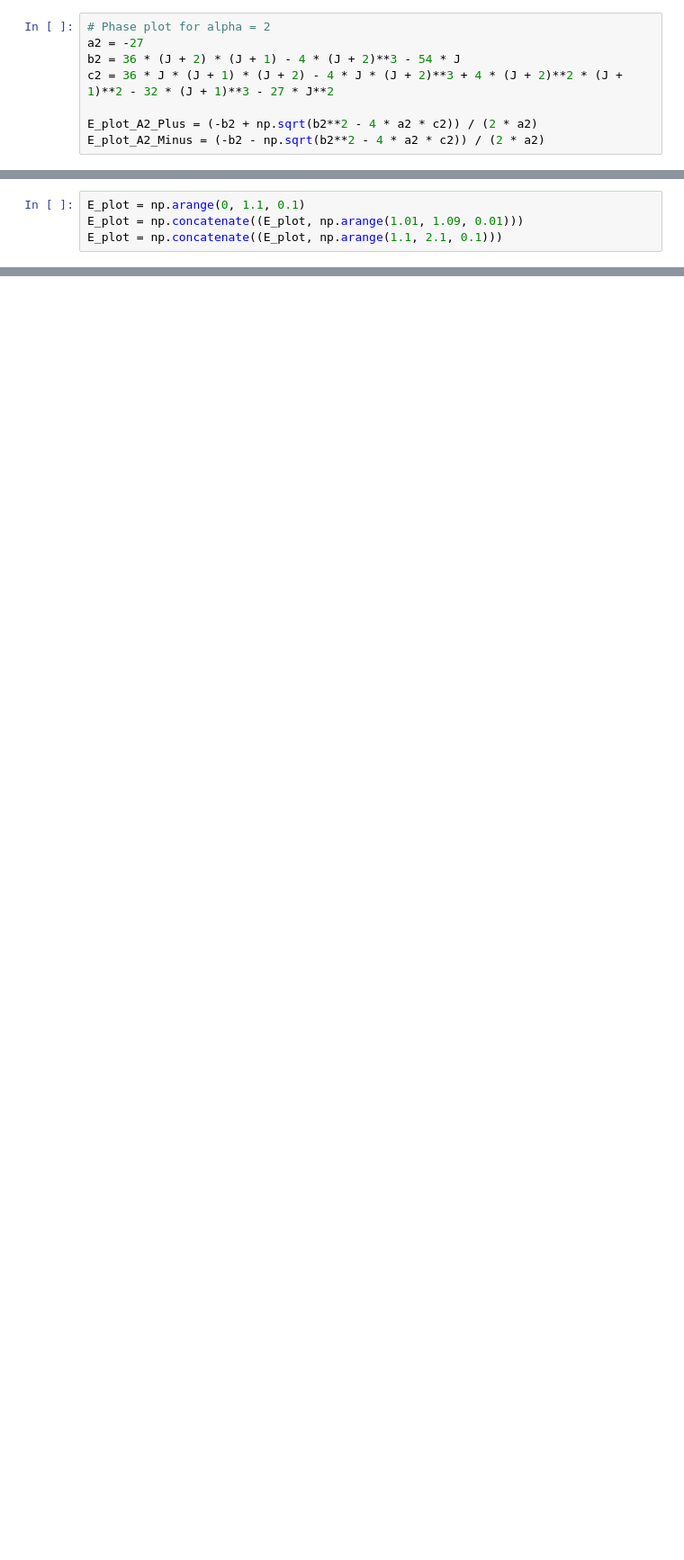
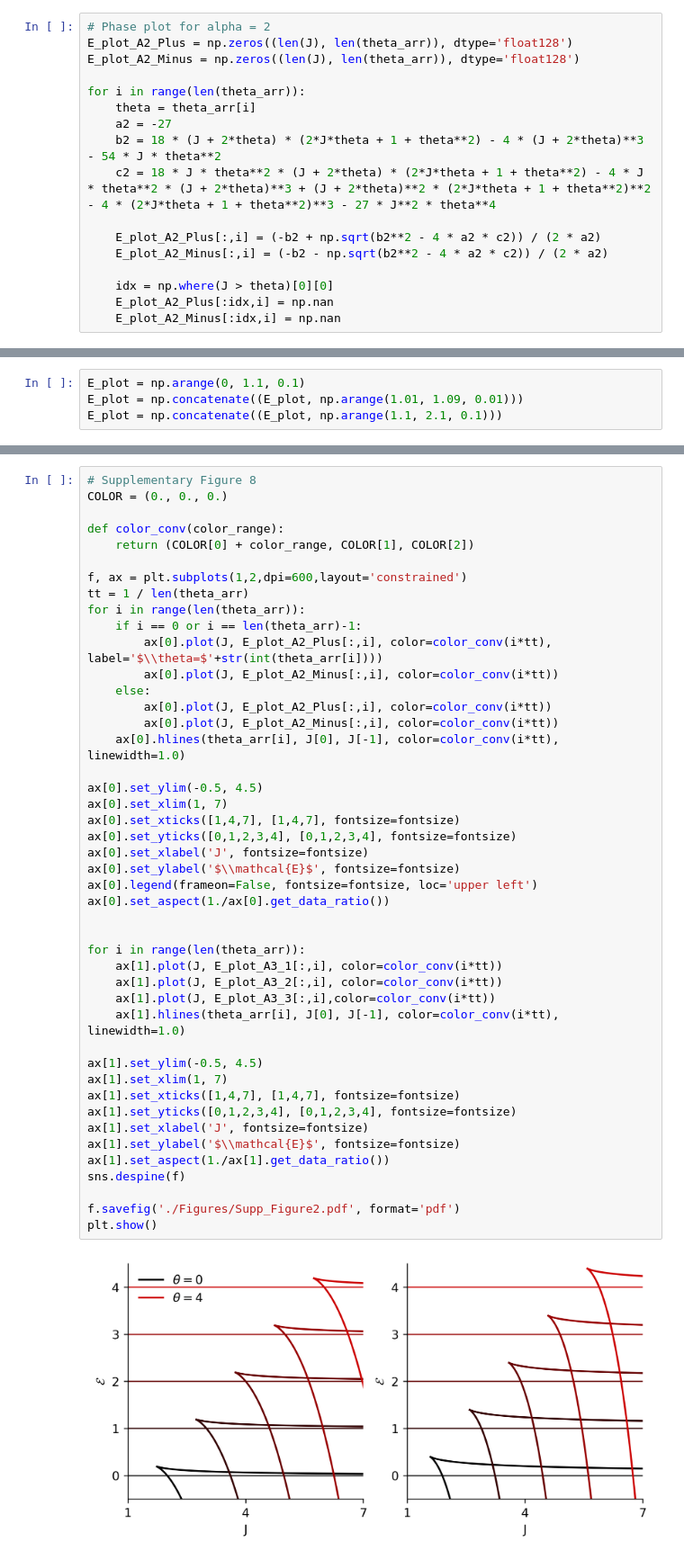
Before and after one commit to siddharth-paliwal/Metastability-in-networks-of-stochastic-integrate-and-fire-neurons, a Jupyter notebook: Figures_Code/Figure 2.ipynb, the cells around one changed output, grey strips where cells are left out. Shown: that part at 90% size. Saved outputs shown, nothing was run; the diff lists cells and outputs as text; blank space fills up the shorter version.

```diff
--- a/Figures_Code/Figure 2.ipynb
+++ b/Figures_Code/Figure 2.ipynb
@@ -109,10 +43,19 @@ J_plot_a1 = 2 + 2 * np.sqrt(1-E)
 # %%
 # Phase plot for alpha = 2
-a2 = -27
-b2 = 36 * (J + 2) * (J + 1) - 4 * (J + 2)**3 - 54 * J
-c2 = 36 * J * (J + 1) * (J + 2) - 4 * J * (J + 2)**3 + 4 * (J + 2)**2 * (J + 1)**2 - 32 * (J + 1)**3 - 27 * J**2
+E_plot_A2_Plus = np.zeros((len(J), len(theta_arr)), dtype='float128')
+E_plot_A2_Minus = np.zeros((len(J), len(theta_arr)), dtype='float128')
 
-E_plot_A2_Plus = (-b2 + np.sqrt(b2**2 - 4 * a2 * c2)) / (2 * a2)
-E_plot_A2_Minus = (-b2 - np.sqrt(b2**2 - 4 * a2 * c2)) / (2 * a2)
+for i in range(len(theta_arr)):
+    theta = theta_arr[i]
+    a2 = -27
+    b2 = 18 * (J + 2*theta) * (2*J*theta + 1 + theta**2) - 4 * (J + 2*theta)**3 - 54 * J * theta**2
+    c2 = 18 * J * theta**2 * (J + 2*theta) * (2*J*theta + 1 + theta**2) - 4 * J * theta**2 * (J + 2*theta)**3 + (J + 2*theta)**2 * (2*J*theta + 1 + theta**2)**2 - 4 * (2*J*theta + 1 + theta**2)**3 - 27 * J**2 * theta**4
+
+    E_plot_A2_Plus[:,i] = (-b2 + np.sqrt(b2**2 - 4 * a2 * c2)) / (2 * a2)
+    E_plot_A2_Minus[:,i] = (-b2 - np.sqrt(b2**2 - 4 * a2 * c2)) / (2 * a2)
+
+    idx = np.where(J > theta)[0][0]
+    E_plot_A2_Plus[:idx,i] = np.nan
+    E_plot_A2_Minus[:idx,i] = np.nan
 # %%
 # Phase plot for alpha = 3
@@ -371,0 +359,47 @@ plt.xlim(2.7, 3.2)
+# %%
+# Supplementary Figure 8
+COLOR = (0., 0., 0.)
+
+def color_conv(color_range):
+    return (COLOR[0] + color_range, COLOR[1], COLOR[2])
+
+f, ax = plt.subplots(1,2,dpi=600,layout='constrained')
+tt = 1 / len(theta_arr)
+for i in range(len(theta_arr)):
+    if i == 0 or i == len(theta_arr)-1:
+        ax[0].plot(J, E_plot_A2_Plus[:,i], color=color_conv(i*tt), label='$\\theta=$'+str(int(theta_arr[i])))
+        ax[0].plot(J, E_plot_A2_Minus[:,i], color=color_conv(i*tt))
+    else:
+        ax[0].plot(J, E_plot_A2_Plus[:,i], color=color_conv(i*tt))
+        ax[0].plot(J, E_plot_A2_Minus[:,i], color=color_conv(i*tt))
+    ax[0].hlines(theta_arr[i], J[0], J[-1], color=color_conv(i*tt), linewidth=1.0)
+
+ax[0].set_ylim(-0.5, 4.5)
+ax[0].set_xlim(1, 7)
+ax[0].set_xticks([1,4,7], [1,4,7], fontsize=fontsize)
+ax[0].set_yticks([0,1,2,3,4], [0,1,2,3,4], fontsize=fontsize)
+ax[0].set_xlabel('J', fontsize=fontsize)
+ax[0].set_ylabel('$\\mathcal{E}$', fontsize=fontsize)
+ax[0].legend(frameon=False, fontsize=fontsize, loc='upper left')
+ax[0].set_aspect(1./ax[0].get_data_ratio())
+
+
+for i in range(len(theta_arr)):
+    ax[1].plot(J, E_plot_A3_1[:,i], color=color_conv(i*tt))
+    ax[1].plot(J, E_plot_A3_2[:,i], color=color_conv(i*tt))
+    ax[1].plot(J, E_plot_A3_3[:,i],color=color_conv(i*tt))
+    ax[1].hlines(theta_arr[i], J[0], J[-1], color=color_conv(i*tt), linewidth=1.0)
+
+ax[1].set_ylim(-0.5, 4.5)
+ax[1].set_xlim(1, 7)
+ax[1].set_xticks([1,4,7], [1,4,7], fontsize=fontsize)
+ax[1].set_yticks([0,1,2,3,4], [0,1,2,3,4], fontsize=fontsize)
+ax[1].set_xlabel('J', fontsize=fontsize)
+ax[1].set_ylabel('$\\mathcal{E}$', fontsize=fontsize)
+ax[1].set_aspect(1./ax[1].get_data_ratio())
+sns.despine(f)
+
+f.savefig('./Figures/Supp_Figure2.pdf', format='pdf')
+plt.show()
+# %% [output]
+[figure, added]
```
Also changed, not shown: parts of 14 cells of this notebook, 3 other files.
